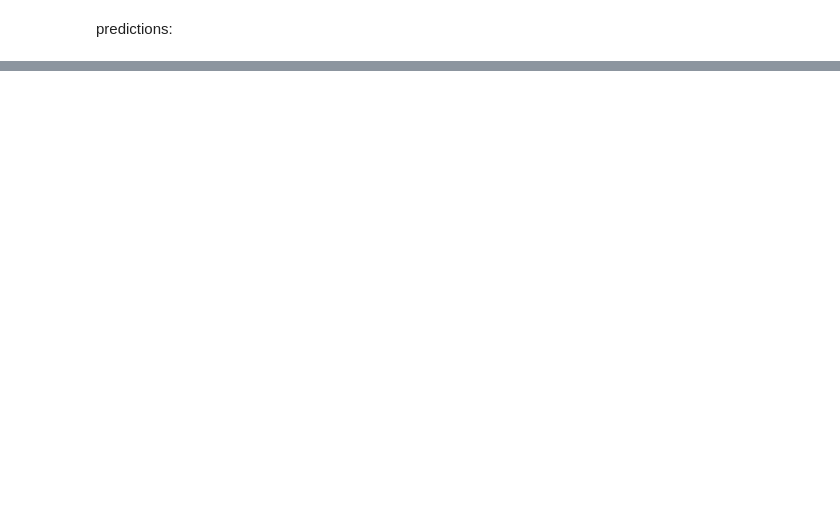
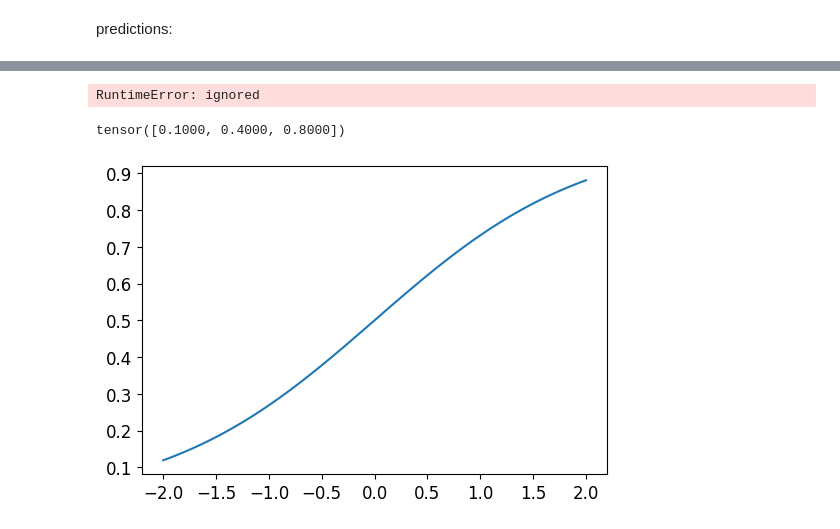
Before and after one commit to danisshai/fastai-tests, a Jupyter notebook: notebooks/mnist_basics.ipynb, the cells around one changed output, grey strips where cells are left out. Cells and saved outputs as stored; diff of their text form; code cells hidden in the pictures; blank space fills up the shorter version.

```diff
--- a/notebooks/mnist_basics.ipynb
+++ b/notebooks/mnist_basics.ipynb
@@ -314,0 +317,2 @@ for i in range(1000): apply_step2(params2)
+# %%
+train_x = torch.cat([stacked_threes, stacked_sevens]).view(-1, 28*28)
@@ -314,0 +393,4 @@ for i in range(1000): apply_step2(params2)
+# %%
+mnist_loss(trgts, prds)
+# %% [output]
+RuntimeError: ignored
@@ -314,0 +399,10 @@ for i in range(1000): apply_step2(params2)
+# %%
+torch.where(trgts==1, 1-prds, prds)
+# %% [output]
+tensor([0.1000, 0.4000, 0.8000])
+# %%
+def sigmoid(x): return 1/(1+torch.exp(-x))
+# %%
+plot_function(sigmoid)
+# %% [output]
+[figure, added]
```
Also changed, not shown: parts of 84 cells of this notebook.
